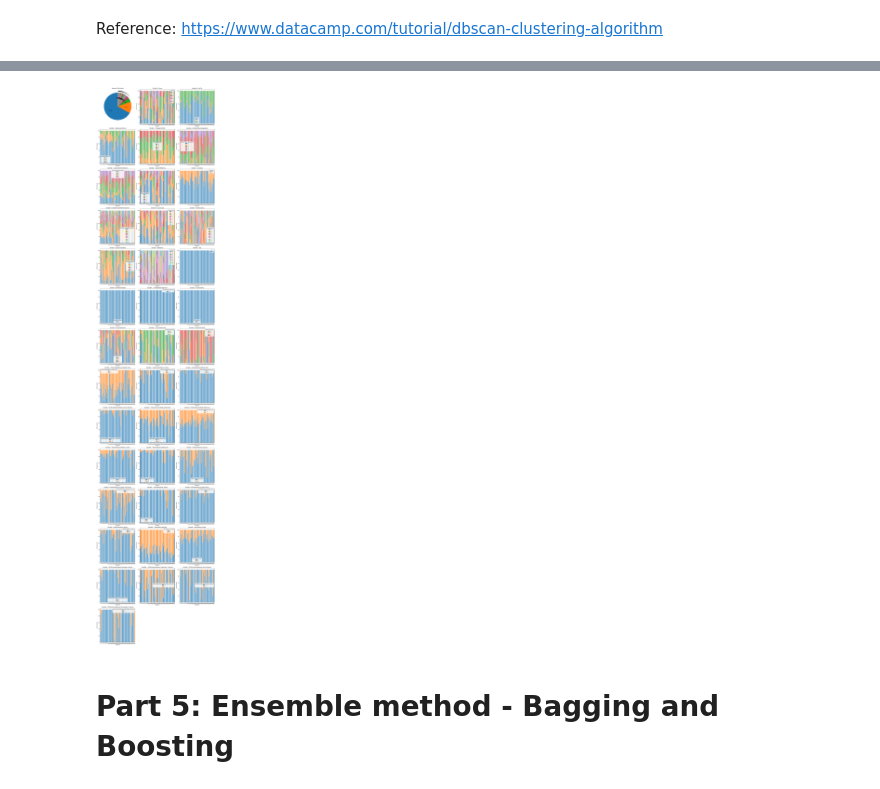
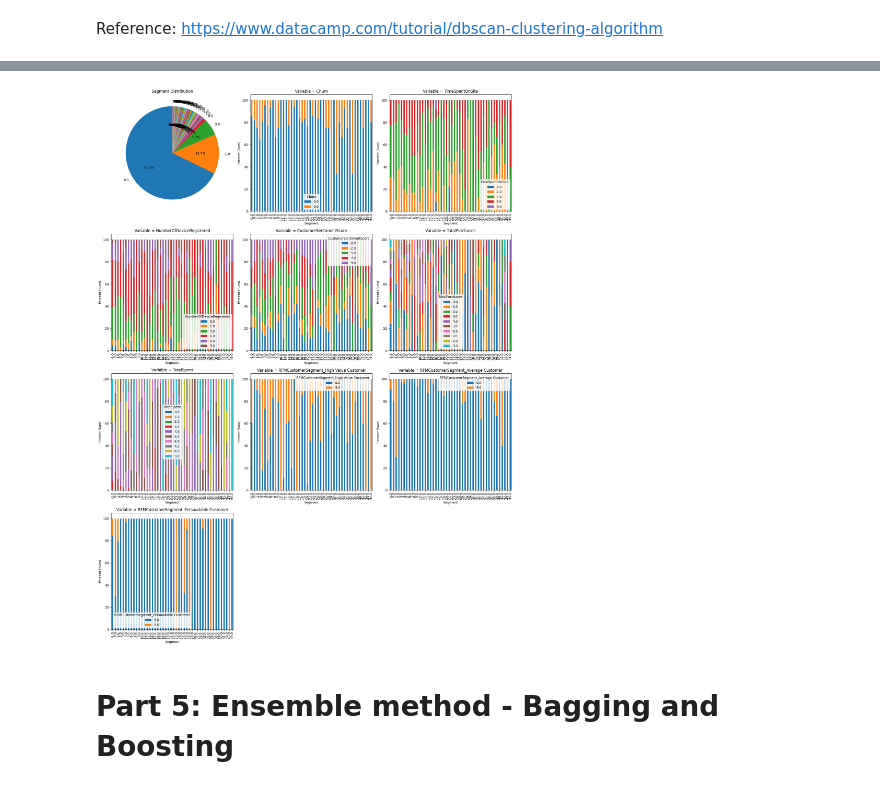
Before and after one commit to tan-yong-sheng/data-mining-case-study, a Jupyter notebook: 03_integrate_synthentic_data_with_ecommerce_dataset.ipynb, the cells around one changed output, grey strips where cells are left out. Drawn from its saved outputs; the diff is of its cells as text; code cells hidden in the pictures.

```diff
--- a/03_integrate_synthentic_data_with_ecommerce_dataset.ipynb
+++ b/03_integrate_synthentic_data_with_ecommerce_dataset.ipynb
@@ -115,14 +115,14 @@ df2 = df.copy(deep=True)
 # %%
 import pandas as pd
 import numpy as np
-from sklearn.impute import SimpleImputer, KNNImputer
+from sklearn.impute import KNNImputer
 import seaborn as sns
 
 # Assuming 'df' is the DataFrame loaded with the data
 # Reference: Missing values handling section in the PDF
 
 # 1. Handling missing values for 'Tenure' using backward fill
-df2['Tenure'] = df2['Tenure'].bfill()
+df2['Tenure'] = df2['Tenure'].fillna(df2["Tenure"].median())
 
 # 2. Handling missing values for 'WarehouseToHome' using most frequent value
 s_imp = SimpleImputer(missing_values=np.nan, strategy='most_frequent')
@@ -135,7 +135,7 @@ df2['TimeSpentOnSite'] = df2['TimeSpentOnSite'].fillna(
 )
 
 # 4. Handling missing values for 'OrderAmountHikeFromlastYear' using forward fill
-df2['OrderAmountHikeFromlastYear'] = df2['OrderAmountHikeFromlastYear'].ffill()
+df2['OrderAmountHikeFromlastYear'] = df2['OrderAmountHikeFromlastYear'].fillna(df2['LastPurchaseDate'].median())
 
 # 5. Handling missing values for 'CouponUsed' using KNN Imputer
 knn_imputer = KNNImputer(n_neighbors=2)
@@ -146,7 +146,7 @@ knn_imputer_2 = KNNImputer(n_neighbors=2)
 df2['TotalPurchases'] = knn_imputer_2.fit_transform(df2[['TotalPurchases']])
 
 # 7. Handling missing values for 'LastPurchaseDate' using backward fill
-df2['LastPurchaseDate'] = df2['LastPurchaseDate'].bfill()
+df2['LastPurchaseDate'] = df2['LastPurchaseDate'].fillna(df2['LastPurchaseDate'].median())
 # %%
 # Visualization to confirm missing values are handled
 print("Missing values after imputation:")
@@ -534,8 +532,15 @@ train_dbscan_df
 3941 rows × 40 columns
 # %%
-plot_distributions(train_dbscan_df, train_dbscan_df.columns[:-1])
+train_dbscan_df_with_Y = pd.concat([train_dbscan_df, y_train], axis=1)
+plot_distributions(train_dbscan_df_with_Y, ["Churn", "TimeSpentOnSite",
+                        "NumberOfDeviceRegistered",
+                        "CustomerSentimentScore",
+                        "TotalPurchases","TotalSpent",
+                        "RFMCustomerSegment_High Value Customer",
+                        "RFMCustomerSegment_Average Customer",
+                        "RFMCustomerSegment_Persuadable Customer"])
 # %% [output]
-[figure, old version]
+[figure, new version]
 # %% [markdown]
 # Part 5: Ensemble method - Bagging and Boosting
 # %%
```
Also changed, not shown: parts of 26 cells of this notebook, 7 other files.
